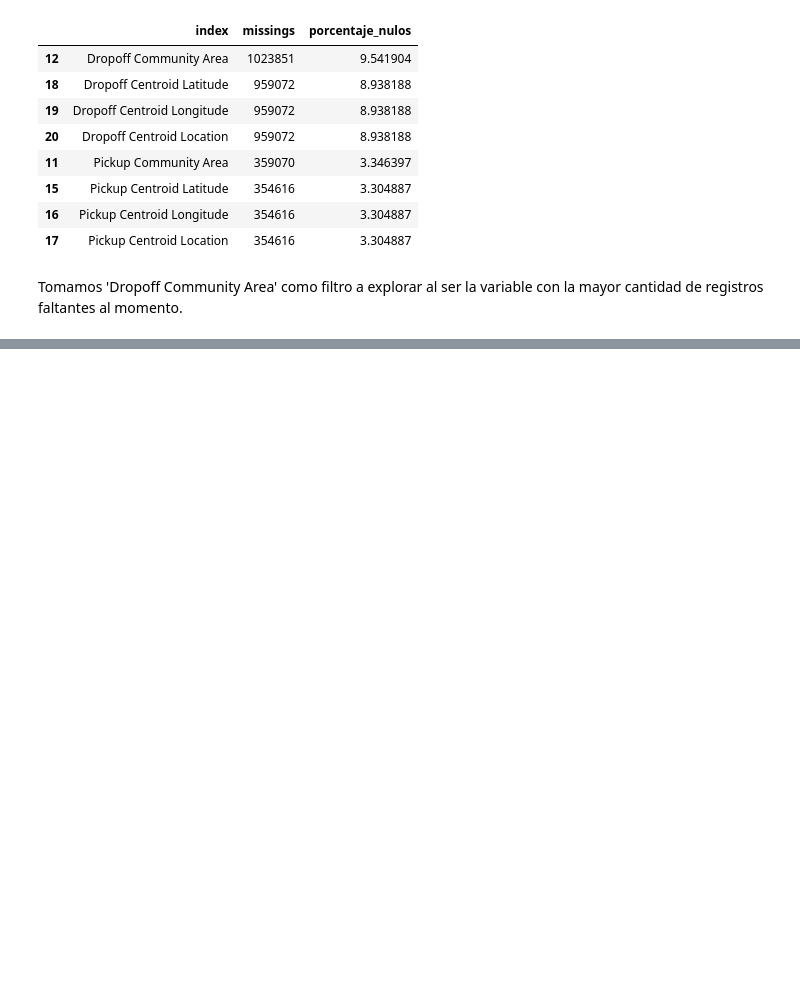
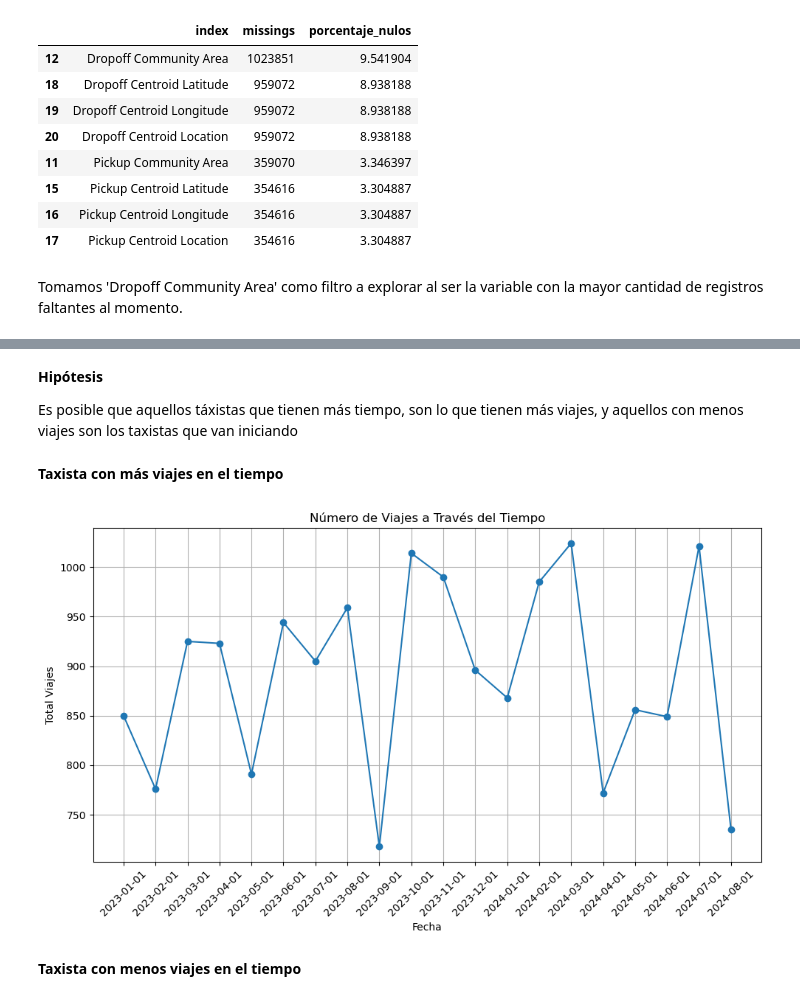
Before and after one commit to cuauhtemocbe/Taxi-GCP-Spark, a Jupyter notebook: Taxis_Trips_Prediction.ipynb, the cells around one changed output, grey strips where cells are left out. Cells and saved outputs as stored; diff of their text form; code cells hidden in the pictures; blank space fills up the shorter version.

```diff
--- a/Taxis_Trips_Prediction.ipynb
+++ b/Taxis_Trips_Prediction.ipynb
@@ -676,0 +646,39 @@ sqlContext.sql(query).show()
+# %% [markdown]
+**Hipótesis**
+
+Es posible que aquellos táxistas que tienen más tiempo, son lo que tienen más viajes, y aquellos con menos viajes son los taxistas que van iniciando
+# %% [markdown]
+**Taxista con más viajes en el tiempo**
+# %%
+from pyspark.sql.functions import month, year, col
+
+# Obtener el Taxi ID con más viajes
+taxista_top1_viajes = num_viajes.first()['Taxi ID']
+
+# Filtrar el DataFrame para el taxi con más viajes
+taxista_df_masviajes = df.filter(col('Taxi ID') == taxista_top1_viajes)
+
+# Extraer el año y el mes de 'Trip Start Timestamp' y contar los viajes por mes
+trips_by_month = taxista_df_masviajes.groupBy(year('Trip Start Timestamp').alias('Año'),
+                                               month('Trip Start Timestamp').alias('Mes')) \
+                                       .agg(count('Trip ID').alias('Total Viajes')) \
+                                       .orderBy('Año', 'Mes')
+# %%
+trips_by_month_df = trips_by_month.toPandas()
+trips_by_month_df["Dia"] = 1
+trips_by_month_df['fecha'] = trips_by_month_df['Año'].astype(str) + '-' + trips_by_month_df['Mes'].astype(str).str.zfill(2) + '-' + trips_by_month_df['Dia'].astype(str).str.zfill(2)
+# %%
+# Graficar
+plt.figure(figsize=(10, 6))
+plt.plot(trips_by_month_df['fecha'], trips_by_month_df['Total Viajes'], marker='o', linestyle='-')
+plt.title('Número de Viajes a Través del Tiempo')
+plt.xlabel('Fecha')
+plt.ylabel('Total Viajes')
+plt.xticks(rotation=45)
+plt.grid()
+plt.tight_layout()
+plt.show()
+# %% [output]
+[figure, added]
+# %% [markdown]
+**Taxista con menos viajes en el tiempo**
```
Also changed, not shown: parts of 78 cells of this notebook.
